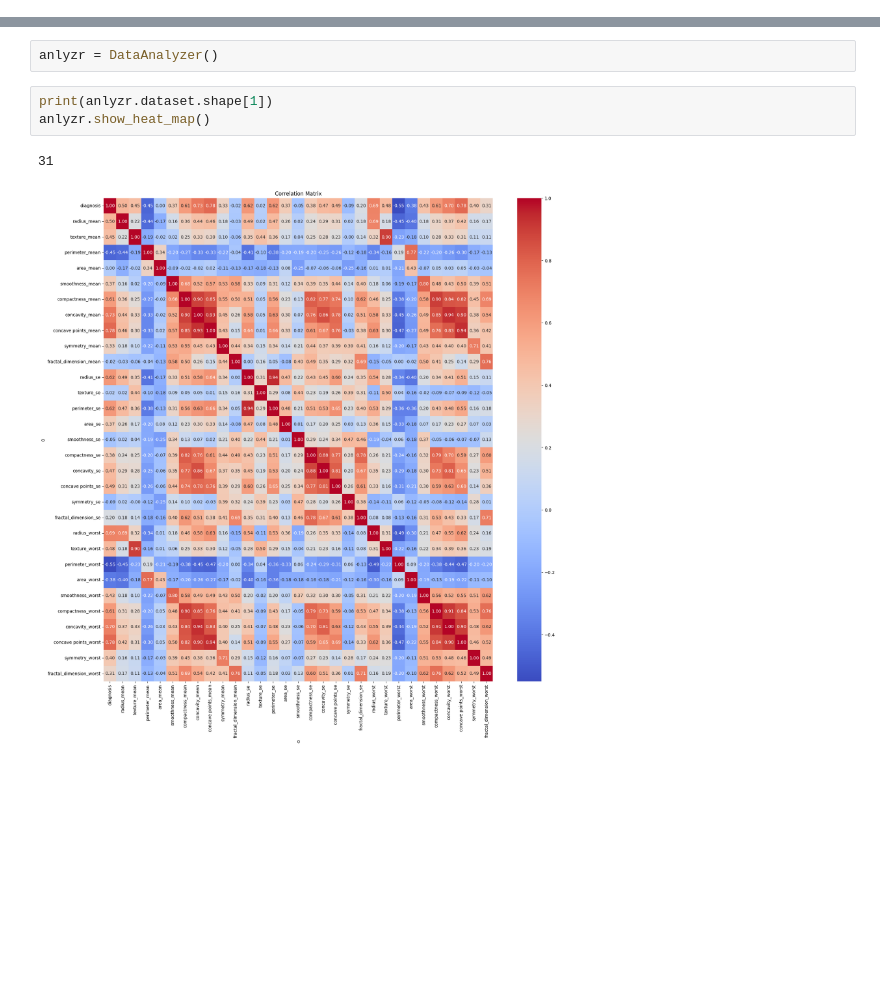
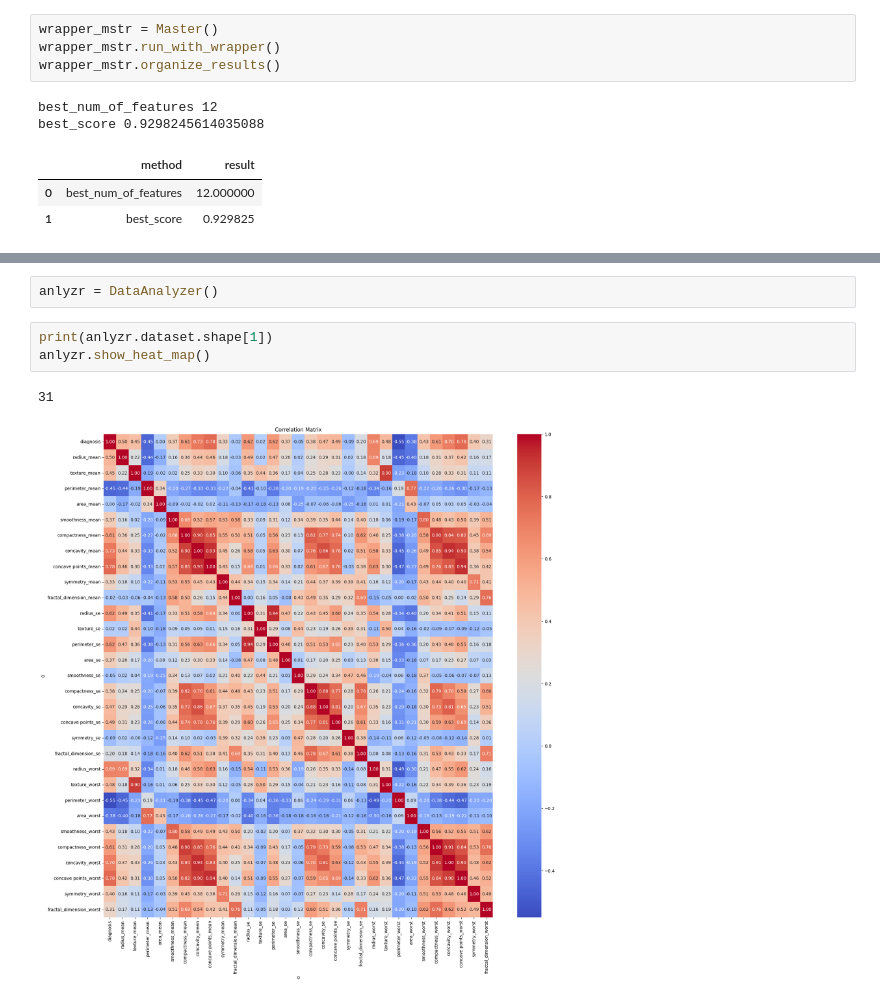
Before and after one commit to zayev123/ml1_assignment_2, a Jupyter notebook: Classification.CancerMB/CancerMB_CV.ipynb, the cells around one changed output, grey strips where cells are left out. Drawn from its saved outputs; the diff is of its cells as text; blank space fills up the shorter version.

```diff
--- a/Classification.CancerMB/CancerMB_CV.ipynb
+++ b/Classification.CancerMB/CancerMB_CV.ipynb
@@ -333,0 +409,10 @@ final selected features after removing one of two correlated features =  9
+# %%
+wrapper_mstr = Master()
+wrapper_mstr.run_with_wrapper()
+wrapper_mstr.organize_results()
+# %% [output]
+best_num_of_features 12
+best_score 0.9298245614035088
+|  | method | result |
+| 0 | best_num_of_features | 12.000000 |
+| 1 | best_score | 0.929825 |
```
Also changed, not shown: parts of 7 cells of this notebook, 2 other files.
